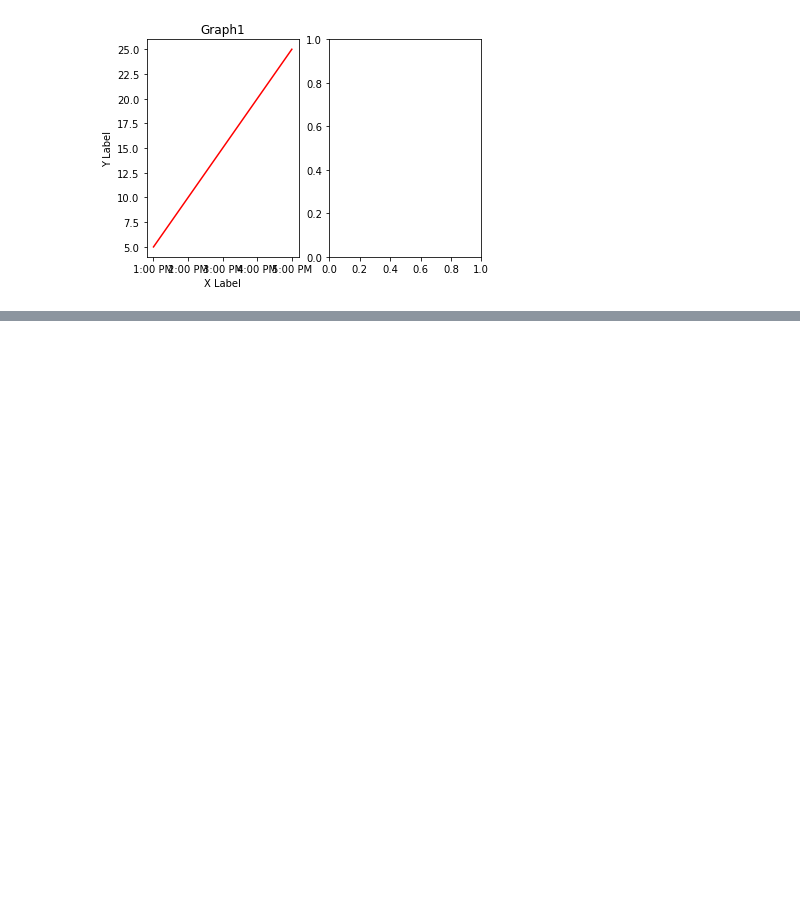
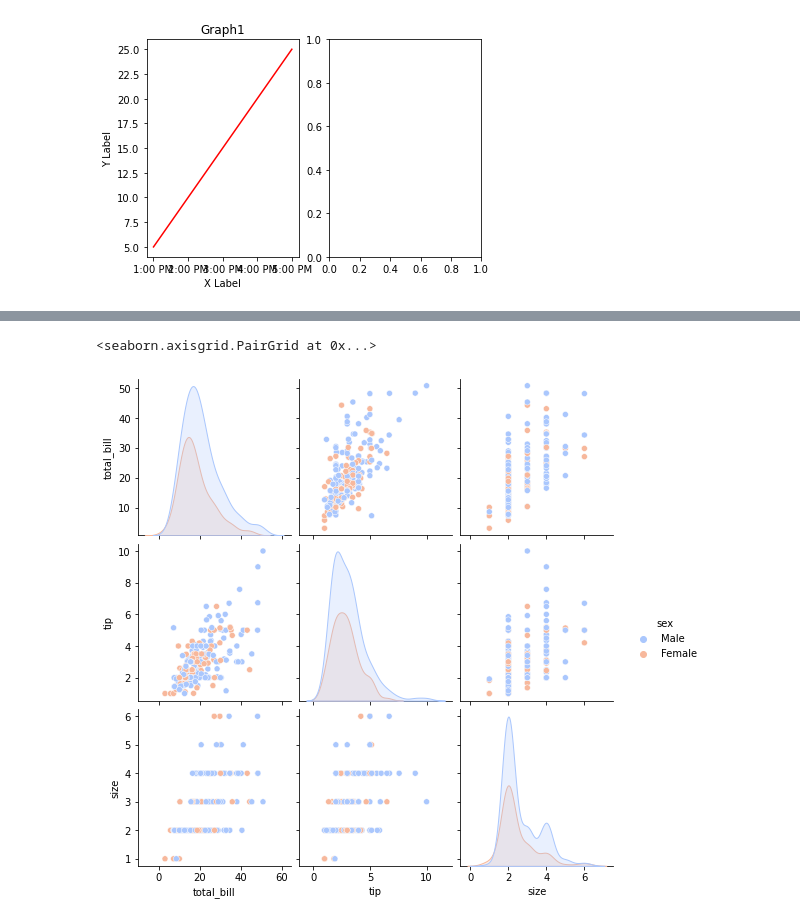
Before and after one commit to ianmanalo1026/Data-Science, a Jupyter notebook: Numpy.ipynb, the cells around one changed output, grey strips where cells are left out. Saved outputs shown, nothing was run; the diff lists cells and outputs as text; code cells hidden in the pictures; blank space fills up the shorter version.

```diff
--- a/Numpy.ipynb
+++ b/Numpy.ipynb
@@ -106,0 +126,5 @@ axis
+# %%
+sns.pairplot(tips, hue="sex", palette='coolwarm')
+# %% [output]
+<seaborn.axisgrid.PairGrid at 0x...>
+[figure, added]
```
Also changed, not shown: parts of 36 cells of this notebook.
